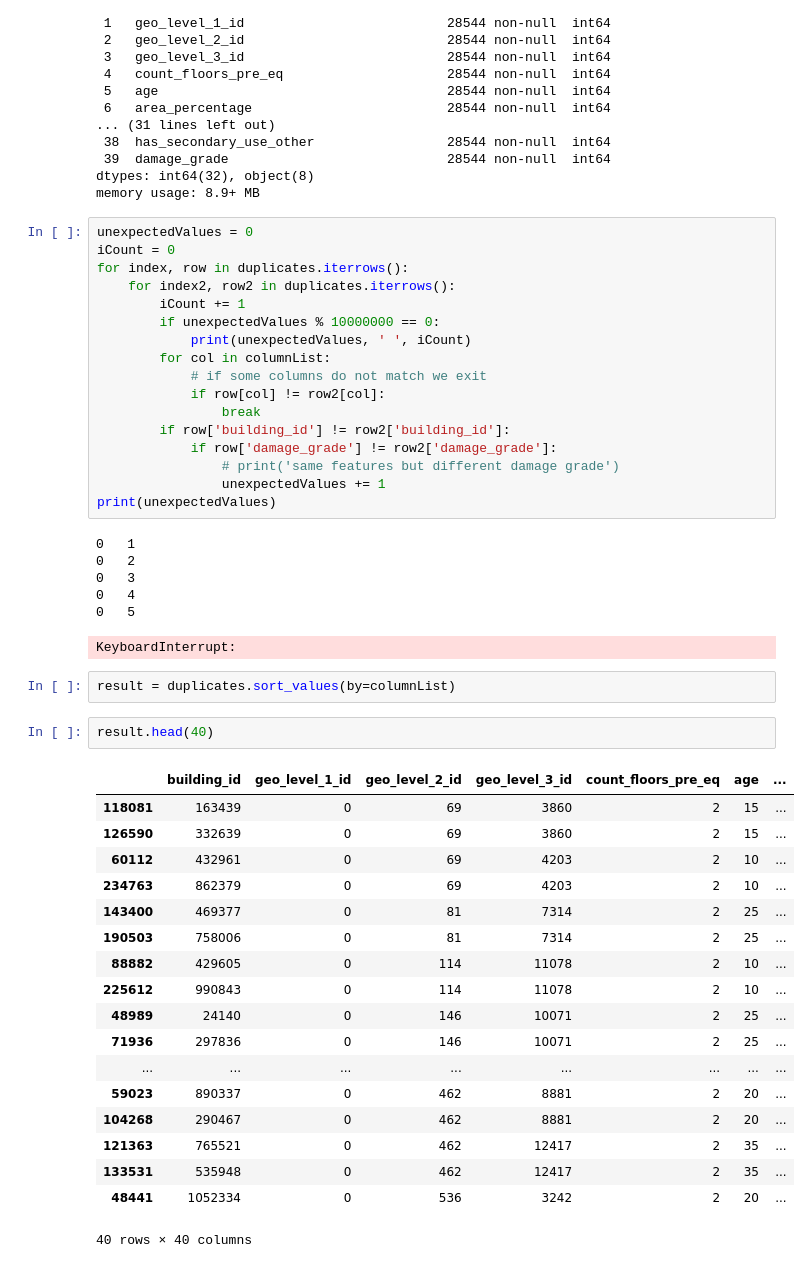
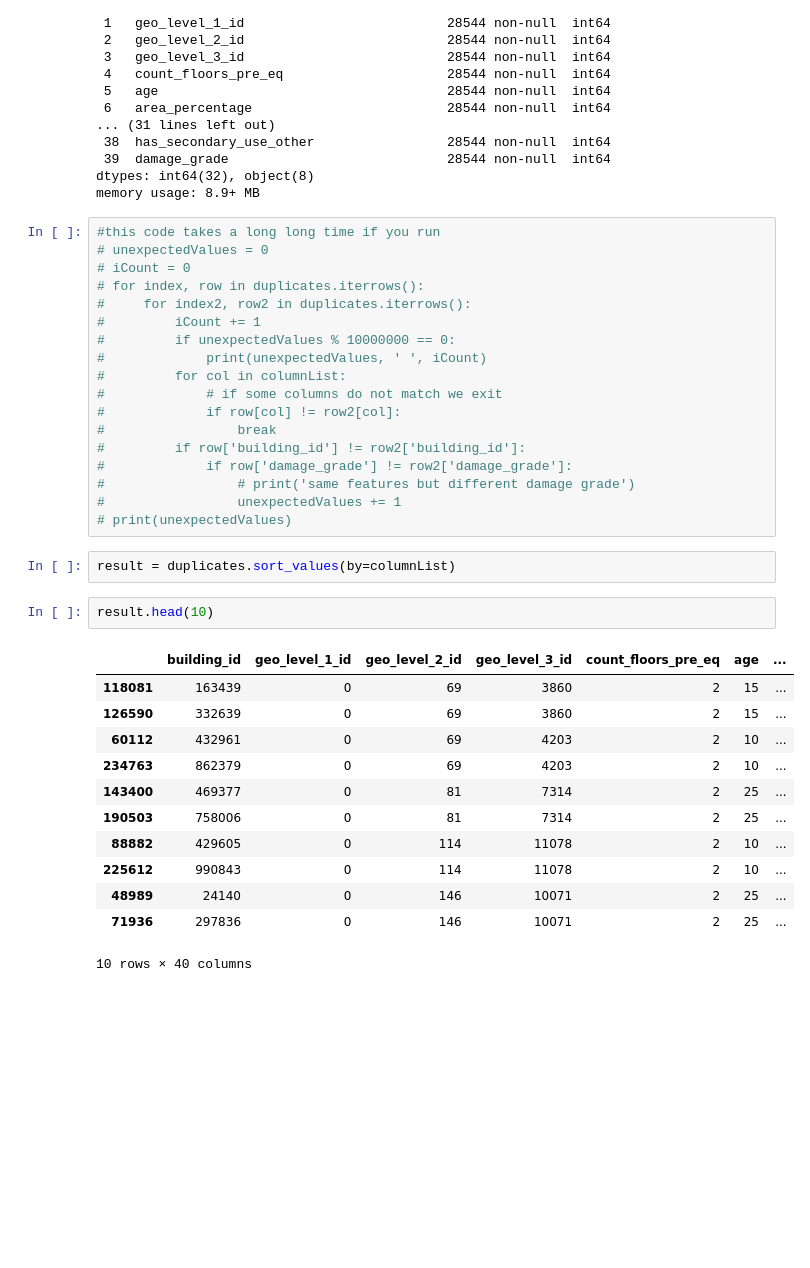
Before and after one commit to EvanGalea2/Earthquake-Damage-Predictor, a Jupyter notebook: DataExploration.ipynb, the cells around one changed output. Drawn from its saved outputs; the diff is of its cells as text; blank space fills up the shorter version.

```diff
--- a/DataExploration.ipynb
+++ b/DataExploration.ipynb
@@ -257,49 +257,37 @@ Data columns (total 40 columns):
 dtypes: int64(32), object(8)
 memory usage: 8.9+ MB
 # %%
-unexpectedValues = 0
-iCount = 0
-for index, row in duplicates.iterrows():
-    for index2, row2 in duplicates.iterrows():
-        iCount += 1
-        if unexpectedValues % 10000000 == 0:
-            print(unexpectedValues, ' ', iCount)
-        for col in columnList:
-            # if some columns do not match we exit
-            if row[col] != row2[col]:
-                break
-        if row['building_id'] != row2['building_id']:
-            if row['damage_grade'] != row2['damage_grade']:
-                # print('same features but different damage grade')
-                unexpectedValues += 1
-print(unexpectedValues)
+#this code takes a long long time if you run
+# unexpectedValues = 0
+# iCount = 0
+# for index, row in duplicates.iterrows():
+#     for index2, row2 in duplicates.iterrows():
+#         iCount += 1
+#         if unexpectedValues % 10000000 == 0:
+#             print(unexpectedValues, ' ', iCount)
+#         for col in columnList:
+#             # if some columns do not match we exit
+#             if row[col] != row2[col]:
+#                 break
+#         if row['building_id'] != row2['building_id']:
+#             if row['damage_grade'] != row2['damage_grade']:
+#                 # print('same features but different damage grade')
+#                 unexpectedValues += 1
+# print(unexpectedValues)
-# %% [output]
-0   1
-0   2
-0   3
-0   4
-0   5
-KeyboardInterrupt:
 # %%
 result = duplicates.sort_values(by=columnList)
 # %%
-result.head(40)
+result.head(10)
 # %% [output]
 |  | building_id | geo_level_1_id | geo_level_2_id | geo_level_3_id | count_floors_pre_eq | age | ... |
 | 118081 | 163439 | 0 | 69 | 3860 | 2 | 15 | ... |
 | 126590 | 332639 | 0 | 69 | 3860 | 2 | 15 | ... |
 | 60112 | 432961 | 0 | 69 | 4203 | 2 | 10 | ... |
 | 234763 | 862379 | 0 | 69 | 4203 | 2 | 10 | ... |
 | 143400 | 469377 | 0 | 81 | 7314 | 2 | 25 | ... |
 | 190503 | 758006 | 0 | 81 | 7314 | 2 | 25 | ... |
 | 88882 | 429605 | 0 | 114 | 11078 | 2 | 10 | ... |
 | 225612 | 990843 | 0 | 114 | 11078 | 2 | 10 | ... |
 | 48989 | 24140 | 0 | 146 | 10071 | 2 | 25 | ... |
 | 71936 | 297836 | 0 | 146 | 10071 | 2 | 25 | ... |
-| ... | ... | ... | ... | ... | ... | ... | ... |
-| 59023 | 890337 | 0 | 462 | 8881 | 2 | 20 | ... |
-| 104268 | 290467 | 0 | 462 | 8881 | 2 | 20 | ... |
-| 121363 | 765521 | 0 | 462 | 12417 | 2 | 35 | ... |
-| 133531 | 535948 | 0 | 462 | 12417 | 2 | 35 | ... |
-| 48441 | 1052334 | 0 | 536 | 3242 | 2 | 20 | ... |
-40 rows × 40 columns
+10 rows × 40 columns
```
Also changed, not shown: parts of 1 cell of this notebook, 3 other files.
